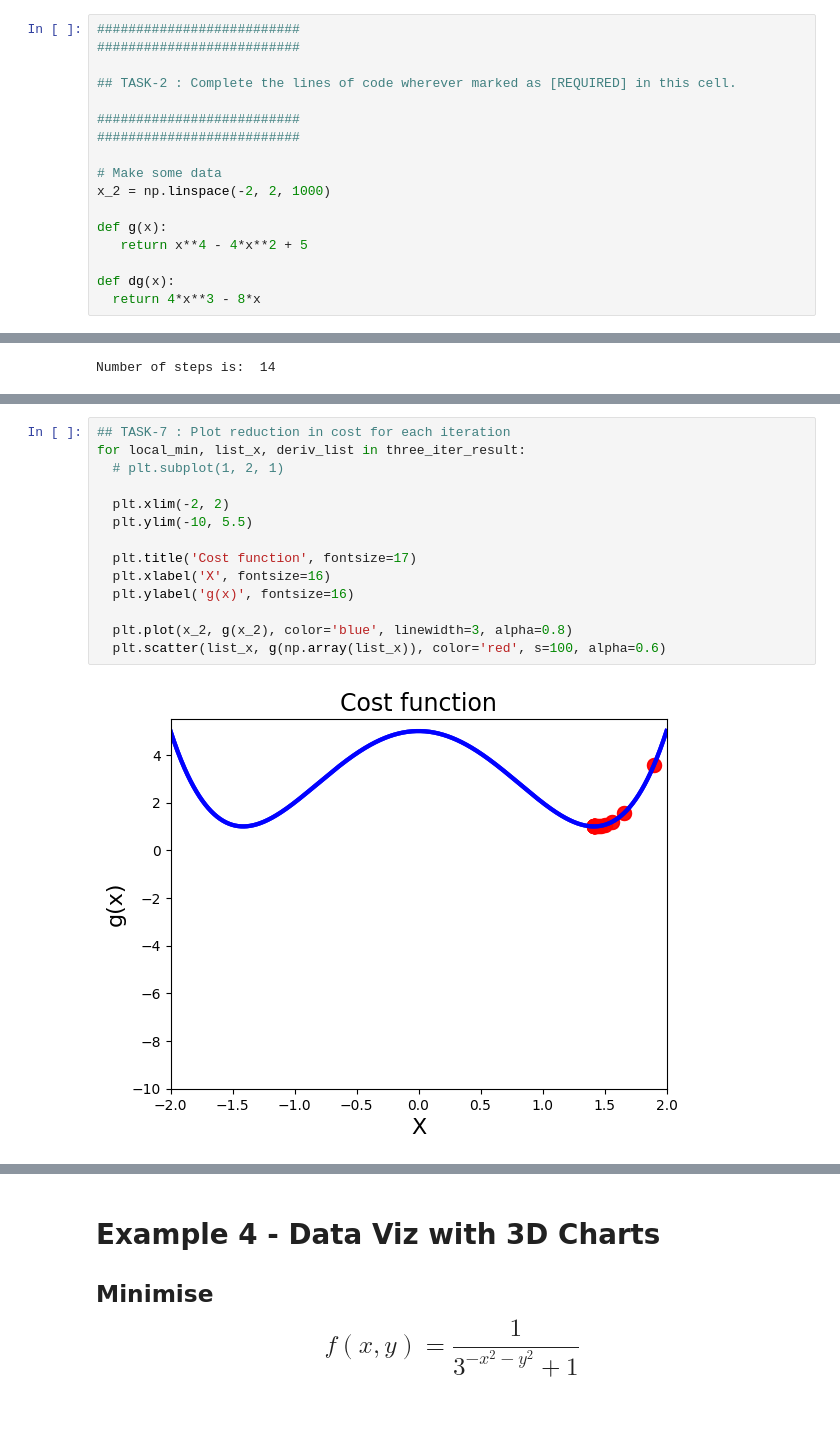
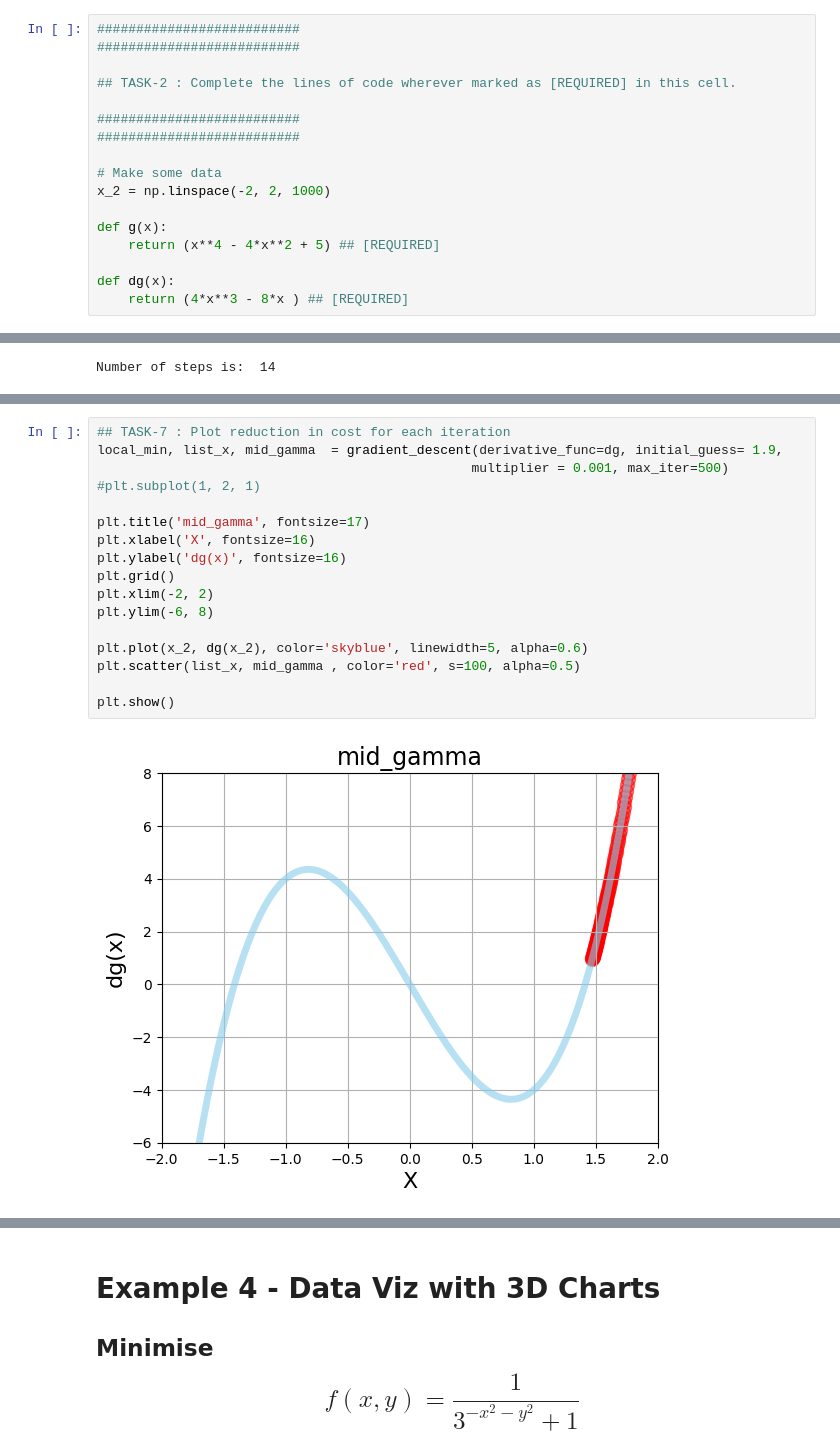
Before and after one commit to Tejasrichallagulla/fmml-lab-assignment, a Jupyter notebook: FMML_2022_Module_04_Project_2024.ipynb, the cells around one changed output, grey strips where cells are left out. Drawn from its saved outputs; the diff is of its cells as text; blank space fills up the shorter version.

```diff
--- a/FMML_2022_Module_04_Project_2024.ipynb
+++ b/FMML_2022_Module_04_Project_2024.ipynb
@@ -192,7 +226,7 @@ plt.show()
 x_2 = np.linspace(-2, 2, 1000)
 
 def g(x):
-   return x**4 - 4*x**2 + 5
+    return (x**4 - 4*x**2 + 5) ## [REQUIRED]
 
 def dg(x):
-  return 4*x**3 - 8*x
+    return (4*x**3 - 8*x ) ## [REQUIRED]
@@ -435,16 +416,19 @@ high_gamma = gradient_descent(derivative_func=dg, initial_guess= 3,
 # %%
 ## TASK-7 : Plot reduction in cost for each iteration
-for local_min, list_x, deriv_list in three_iter_result:
-  # plt.subplot(1, 2, 1)
+local_min, list_x, mid_gamma  = gradient_descent(derivative_func=dg, initial_guess= 1.9,
+                                                multiplier = 0.001, max_iter=500)
+#plt.subplot(1, 2, 1)
 
-  plt.xlim(-2, 2)
-  plt.ylim(-10, 5.5)
+plt.title('mid_gamma', fontsize=17)
+plt.xlabel('X', fontsize=16)
+plt.ylabel('dg(x)', fontsize=16)
+plt.grid()
+plt.xlim(-2, 2)
+plt.ylim(-6, 8)
 
-  plt.title('Cost function', fontsize=17)
-  plt.xlabel('X', fontsize=16)
-  plt.ylabel('g(x)', fontsize=16)
+plt.plot(x_2, dg(x_2), color='skyblue', linewidth=5, alpha=0.6)
+plt.scatter(list_x, mid_gamma , color='red', s=100, alpha=0.5)
 
-  plt.plot(x_2, g(x_2), color='blue', linewidth=3, alpha=0.8)
-  plt.scatter(list_x, g(np.array(list_x)), color='red', s=100, alpha=0.6)
+plt.show()
 # %% [output]
-[figure, old version]
+[figure, new version]
```
Also changed, not shown: parts of 20 cells of this notebook.
